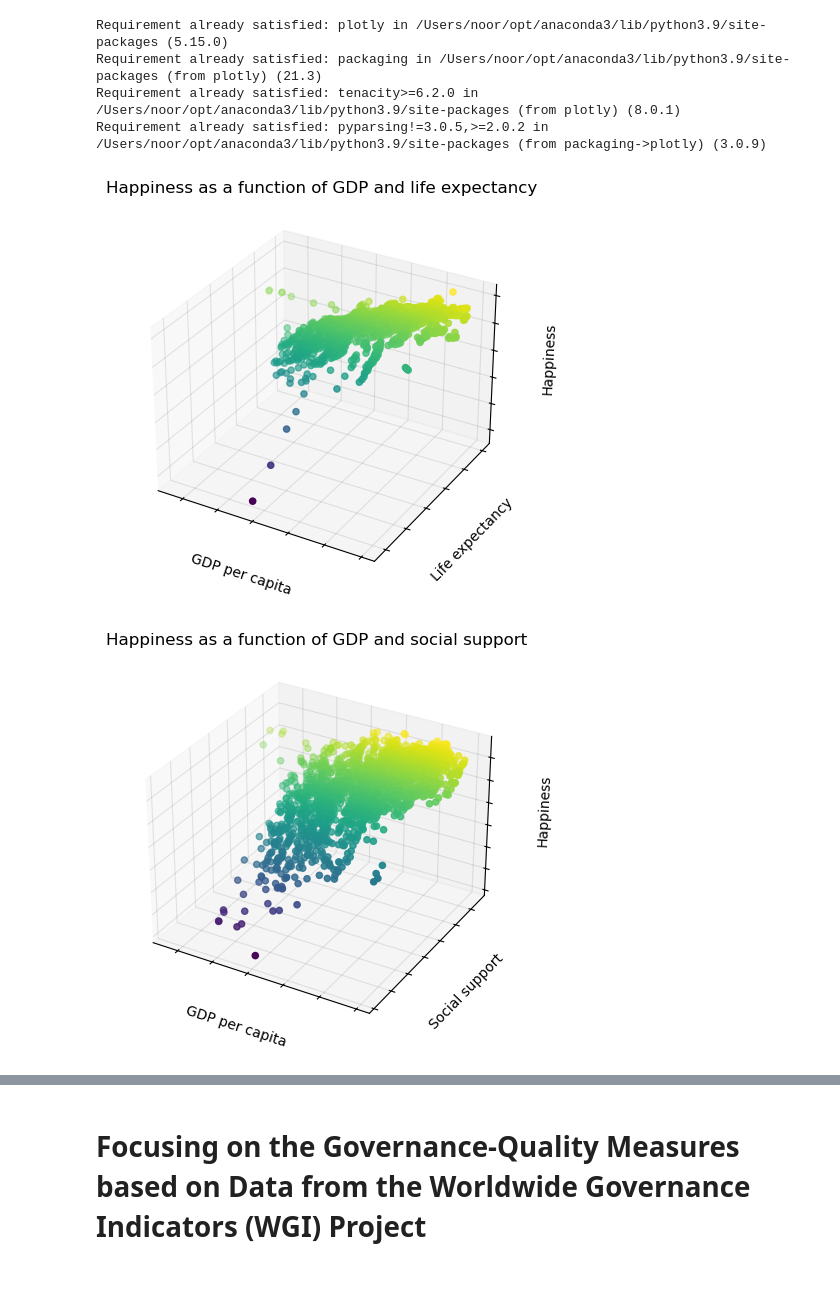
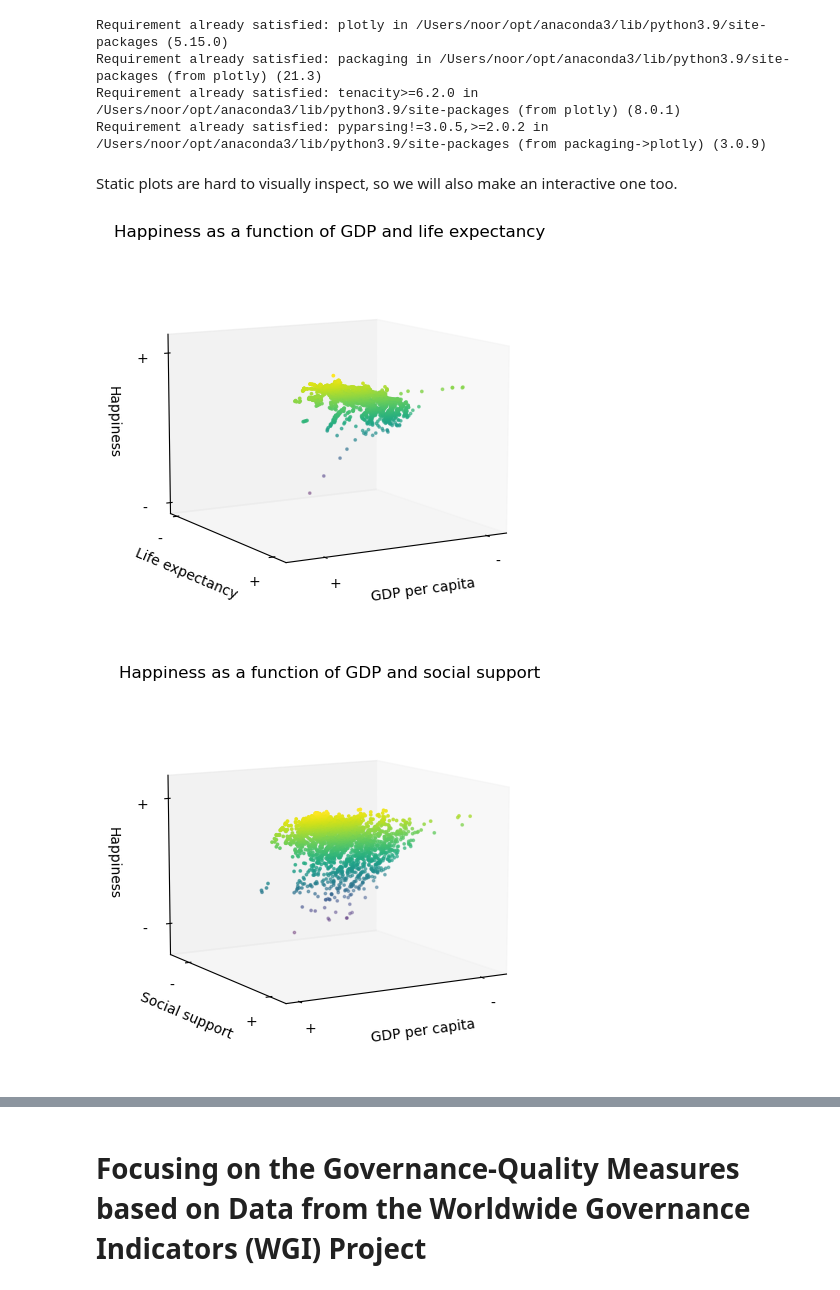
Before and after one commit to nooralteneiji/-Supervised-Machine-Learning-to-Explore-Data-From-The-World-Happiness-Report-, a Jupyter notebook: Notebook.ipynb, the cells around one changed output, grey strips where cells are left out. Drawn from its saved outputs; the diff is of its cells as text; code cells hidden in the pictures.

```diff
--- a/Notebook.ipynb
+++ b/Notebook.ipynb
@@ -1330,6 +1325,8 @@ Requirement already satisfied: plotly in /Users/noor/opt/anaconda3/lib/python3.9
 Requirement already satisfied: packaging in /Users/noor/opt/anaconda3/lib/python3.9/site-packages (from plotly) (21.3)
 Requirement already satisfied: tenacity>=6.2.0 in /Users/noor/opt/anaconda3/lib/python3.9/site-packages (from plotly) (8.0.1)
 Requirement already satisfied: pyparsing!=3.0.5,>=2.0.2 in /Users/noor/opt/anaconda3/lib/python3.9/site-packages (from packaging->plotly) (3.0.9)
+# %% [markdown]
+Static plots are hard to visually inspect, so we will also make an interactive one too.
 # %%
 scaler_GDP_life = StandardScaler() # Create a new scaler for the features
 X_GDP_life = scaler_GDP_life.fit_transform(X_encoded[['GDP', 'lifeExpectancy']]) # Fit and transform the features
@@ -1343,9 +1340,9 @@ z = y  # Happiness scores
 fig = go.Figure(data=[go.Scatter3d(x=x, y=y, z=z, mode='markers',
                                    marker=dict(size=3, color=z, colorscale='Viridis'))])
 
-fig.update_layout(scene=dict(xaxis=dict(title='GDP per capita', showticklabels=False),
-                             yaxis=dict(title='Life expectancy', showticklabels=False),
-                             zaxis=dict(title='Happiness', showticklabels=False)),
+fig.update_layout(scene=dict(xaxis=dict(title='GDP per capita',tickvals=[6, 11], ticktext=['-', '+'], showticklabels=True),
+                             yaxis=dict(title='Life expectancy', tickvals=[-8, 2], ticktext=['-', '+'], showticklabels=True),
+                             zaxis=dict(title='Happiness', tickvals=[-8, 2], ticktext=['-', '+'], showticklabels=True)),
                   title='Happiness as a function of GDP and life expectancy')
 
 fig.show()
@@ -1354,7 +1351,7 @@ fig.show()
 # Create a static 3D scatter plot
 fig = plt.figure(figsize=(5, 5))
 ax = fig.add_subplot(111, projection='3d')
-ax.scatter(x, y, z, c=z, marker='o') # setting color = z elucidates dimensionality despite graph being 2d
+ax.scatter(x, y, z, c=z, marker='o',s=3) # setting color = z elucidates dimensionality despite graph being 2d
 
 
 ax.set_xlabel('GDP per capita')
@@ -1362,17 +1359,20 @@ ax.set_ylabel('Life expectancy')
 ax.set_zlabel('Happiness')
 ax.set_title('Happiness as a function of GDP and life expectancy')
 
-# remove the tick labels since they are not meaningful in and of themselves, just keep zero for reference
+# remove the tick labels since they are not meaningful in and of themselves, just add +/- reference
+ax.set_xticks([-3, 2])
+ax.set_yticks([-8,2])
+ax.set_zticks([-8, 2])
 
-ax.set_xticks([-10,0,10])  # set ticks at 0
-ax.set_yticks([-10,0,10])
-ax.set_zticks([-10,0,10])
+ax.set_xticklabels(['-','+'])
+ax.set_yticklabels(['-','+'])
+ax.set_zticklabels(['-','+'])
 
-ax.set_xticklabels(['-','0','+'])
-ax.set_yticklabels(['-','0','+'])
-ax.set_zticklabels(['-','0','+'])
 
-alpha = 0.1, 0.1, 0.1, 0.1 # RGBA
+ax.view_init(elev=10, azim=60) # let's rotate graph along z-axis to get a better look at the data distribution
+
+# alpha = 0.1, 0.1, 0.1, 0.1 # RGBA
+alpha = 0, 0, 0, 0 # RGBA
 
 ax.xaxis._axinfo["grid"]['color'] =  (alpha)
 ax.yaxis._axinfo["grid"]['color'] =  (alpha)
@@ -1380,7 +1380,7 @@ ax.zaxis._axinfo["grid"]['color'] =  (alpha)
 
 plt.show()
 # %% [output]
-[figure, old version]
+[figure, new version]
 # %%
 scaler_GDP_Social = StandardScaler()# Create a new scaler for the features
 X_GDP_Social = scaler_GDP_Social.fit_transform(X_encoded[['GDP', 'socialSupport']]) # Fit and transform the features
@@ -1389,46 +1389,49 @@ x = X_GDP_Social[:, 0]
 y = X_GDP_Social[:, 1]
 z = y  # Happiness scores
 
 # Create an interactive 3D scatter plot
 fig = go.Figure(data=[go.Scatter3d(x=x, y=y, z=z, mode='markers',
                                    marker=dict(size=3, color=z, colorscale='Viridis'))])
 
-fig.update_layout(scene=dict(xaxis=dict(title='GDP per capita',showticklabels=False),
-                             yaxis=dict(title='Social support', showticklabels=False),
-                             zaxis=dict(title='Happiness',showticklabels=False)),
+fig.update_layout(scene=dict(xaxis=dict(title='GDP per capita', tickvals=[-3, 2], ticktext=['-', '+'], showticklabels=True),
+                             yaxis=dict(title='Social support', tickvals=[-4, 1], ticktext=['-', '+'], showticklabels=True),
+                             zaxis=dict(title='Happiness', tickvals=[-4, 1], ticktext=['-', '+'], showticklabels=True)),
                   title='Happiness as a function of GDP and social support')
 
 fig.show()
 
 # Create a static 3D scatter plot
 fig = plt.figure(figsize=(5, 5))
 ax = fig.add_subplot(111, projection='3d')
-ax.scatter(x, y, z, c=z, marker='o') # setting color = z elucidates dimensionality despite graph being 2d
+ax.scatter(x, y, z, c=z, marker='o', s=3) # setting color = z elucidates dimensionality despite graph being 2d
 
 ax.set_xlabel('GDP per capita')
 ax.set_ylabel('Social support')
 ax.set_zlabel('Happiness')
 ax.set_title('Happiness as a function of GDP and social support')
 
-# remove the tick labels since they are not meaningful in and of themselves, just keep zero for reference
+# remove the tick labels since they are not meaningful in and of themselves, just add +/- for reference
+ax.set_xticks([-3, 2])
+ax.set_yticks([-4, 1])
+ax.set_zticks([-4, 1])
 
-ax.set_xticks([-10,0,10])  # set ticks at 0
-ax.set_yticks([-10,0,10])
-ax.set_zticks([-10,0,10])
+ax.set_xticklabels(['-','+'])
+ax.set_yticklabels(['-','+'])
+ax.set_zticklabels(['-','+'])
 
-ax.set_xticklabels(['-','0','+'])
-ax.set_yticklabels(['-','0','+'])
-ax.set_zticklabels(['-','0','+'])
 
-alpha = 0.1, 0.1, 0.1, 0.1 # RGBA
+ax.view_init(elev=10, azim=60) # let's rotate graph along z-axis to get a better look at the data distribution
+
+# alpha = 0.1, 0.1, 0.1, 0.1 # RGBA
+alpha = 0, 0, 0, 0 # RGBA
 
 ax.xaxis._axinfo["grid"]['color'] =  (alpha)
 ax.yaxis._axinfo["grid"]['color'] =  (alpha)
 ax.zaxis._axinfo["grid"]['color'] =  (alpha)
 
 plt.show()
 # %% [output]
-[figure, old version]
+[figure, new version]
 # %%
 scaler_social_life = StandardScaler() # Create a new scaler for the features
 X_social_life = scaler_social_life.fit_transform(X_encoded[['socialSupport', 'lifeExpectancy']]) # Fit and transform the features
```
Also changed, not shown: parts of 4 cells of this notebook.
